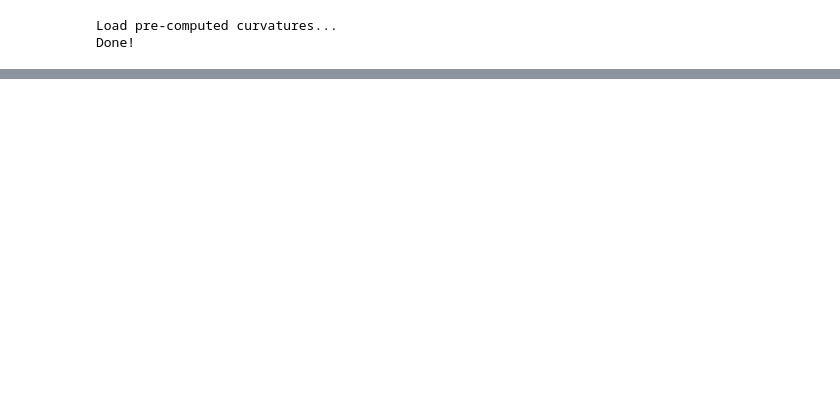
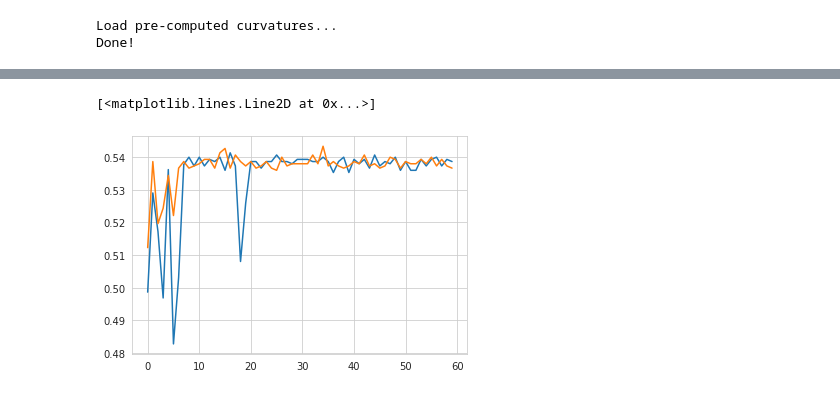
Before and after one commit to blufzzz/Discrete-Curvature-Graph-Classification, a Jupyter notebook: graph_classification.ipynb, the cells around one changed output, grey strips where cells are left out. Drawn from its saved outputs; the diff is of its cells as text; code cells hidden in the pictures; blank space fills up the shorter version.

```diff
--- a/graph_classification.ipynb
+++ b/graph_classification.ipynb
@@ -555,6 +561,8 @@ dataset = ABIDEDataset(numpy_data_folder='ABIDE1',
                        atlas_type='AAL',
                        compute_curvature=True,
                        curvatures_path='curv_abide_AAL.npy')
+num_classes = len(np.unique(dataset.numpy_target))
+dataloader_abide_both = DataLoader(dataset, batch_size=32, shuffle=True)
 # %% [output]
 Load pre-computed curvatures...
 Done!
@@ -629,0 +592,6 @@ _, loss_history_curv_curv_abide = train_model(curv_net,
+# %%
+plt.plot(history_acc_baseline['epoch'])
+plt.plot(history_acc_curv['epoch'])
+# %% [output]
+[<matplotlib.lines.Line2D at 0x...>]
+[figure, added]
```
Also changed, not shown: parts of 20 cells of this notebook.
